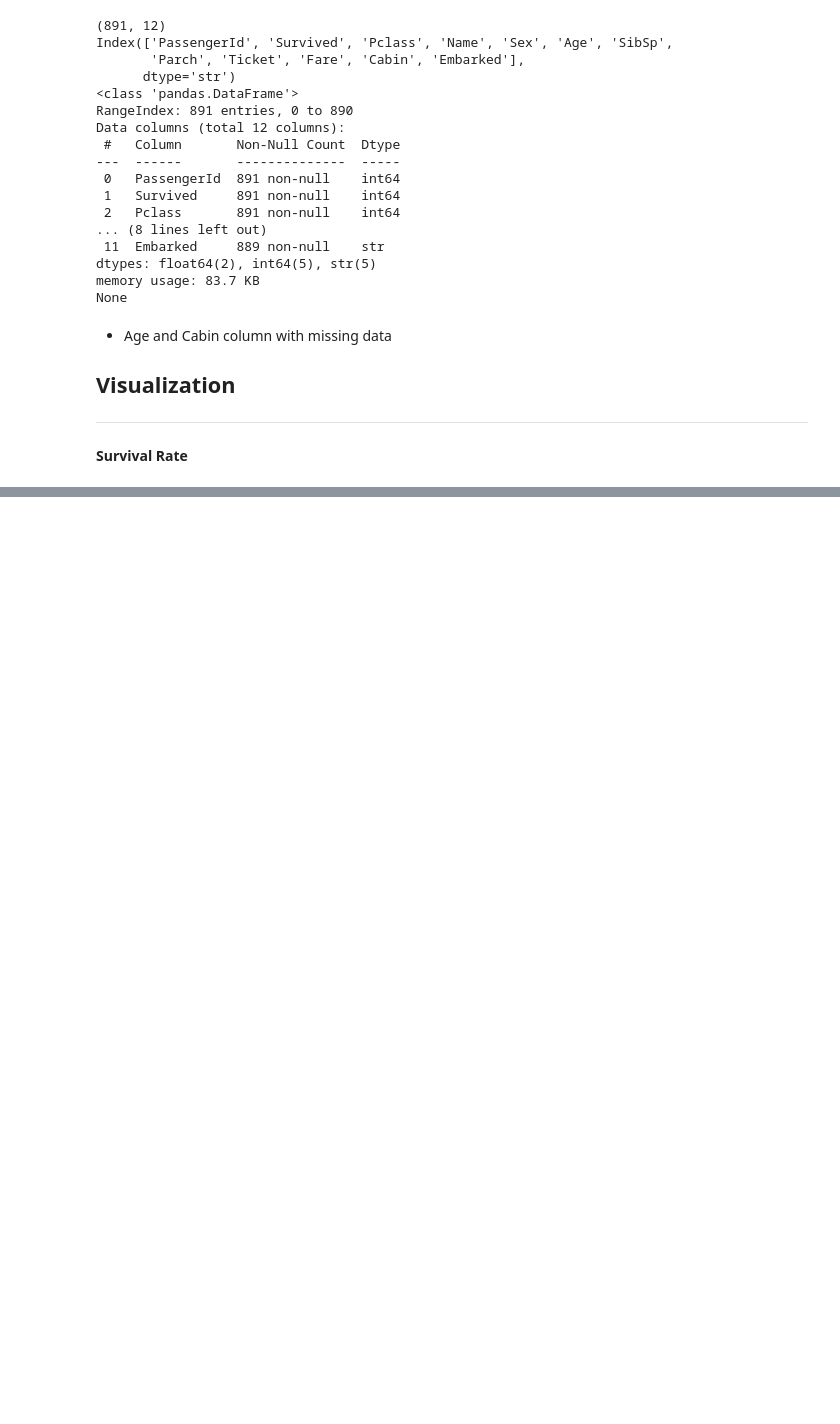
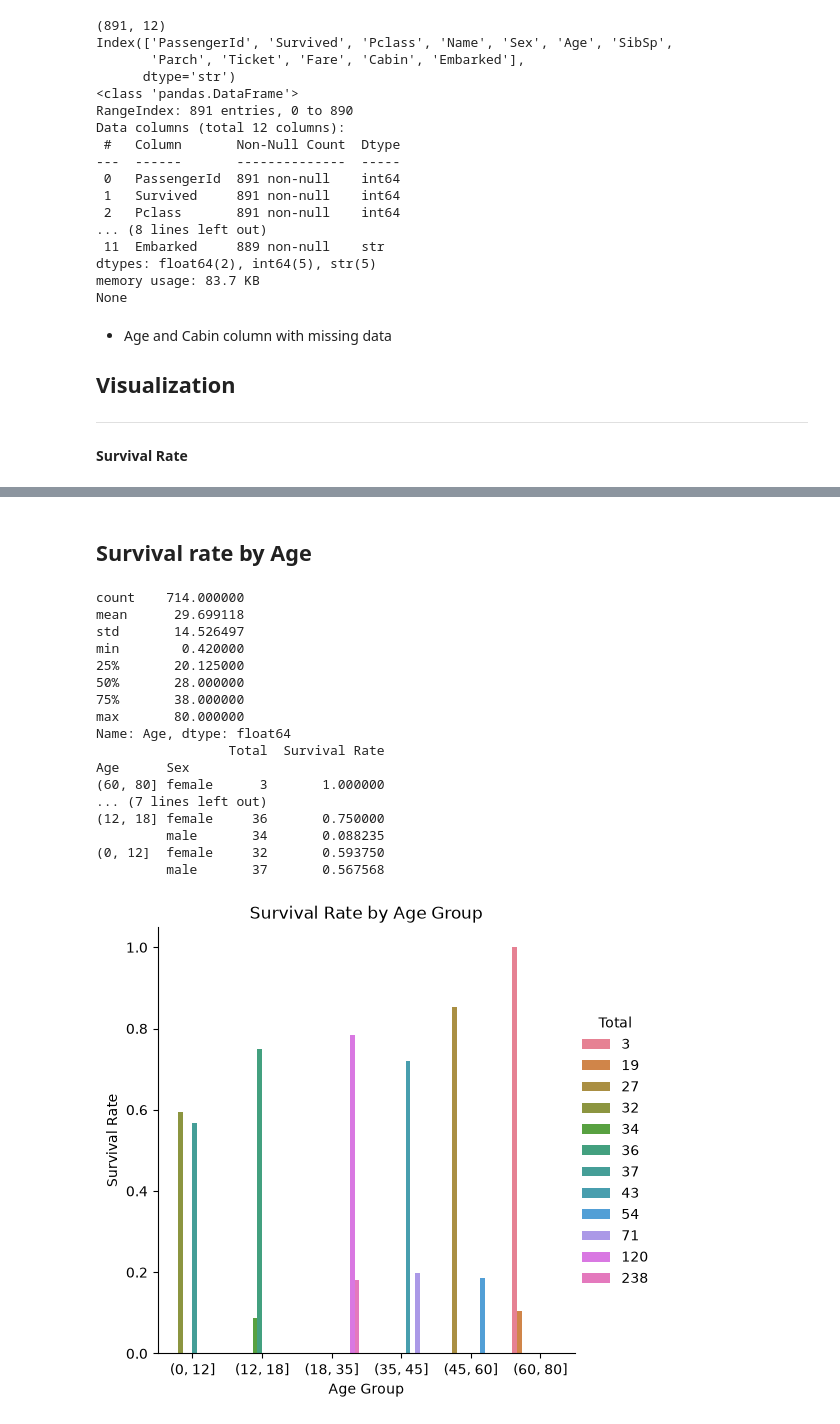
Before and after one commit to divneyrop/data-portfolio, a Jupyter notebook: notebooks/titanic/eda.ipynb, the cells around one changed output, grey strips where cells are left out. Drawn from its saved outputs; the diff is of its cells as text; code cells hidden in the pictures; blank space fills up the shorter version.

```diff
--- a/notebooks/titanic/eda.ipynb
+++ b/notebooks/titanic/eda.ipynb
@@ -73,0 +107,37 @@ KeyError: 'Column not found: survived'
+# %% [markdown]
+## Survival rate by Age
+# %%
+print(df['Age'].describe())
+age_survival = (
+    df
+    .groupby([pd.cut(df["Age"], bins=[0, 12, 18, 35, 45, 60, 80]), "Sex"])["Survived"]
+    .agg(["count", "mean"])
+    .rename(columns={"count": "Total", "mean": "Survival Rate"})
+    .sort_values(by="Age", ascending=False)
+)
+print(age_survival)
+bar_colors = sns.color_palette("husl", len(age_survival))
+sns.catplot(data=age_survival, x="Age", y="Survival Rate", hue="Total", kind="bar",  palette=bar_colors)
+plt.title("Survival Rate by Age Group")
+plt.xlabel("Age Group")
+plt.ylabel("Survival Rate")
+plt.show()
+# %% [output]
+count    714.000000
+mean      29.699118
+std       14.526497
+min        0.420000
+25%       20.125000
+50%       28.000000
+75%       38.000000
+max       80.000000
+Name: Age, dtype: float64
+                 Total  Survival Rate
+Age      Sex
+(60, 80] female      3       1.000000
+... (7 lines left out)
+(12, 18] female     36       0.750000
+         male       34       0.088235
+(0, 12]  female     32       0.593750
+         male       37       0.567568
+[figure, added]
```
Also changed, not shown: parts of 13 cells of this notebook.
